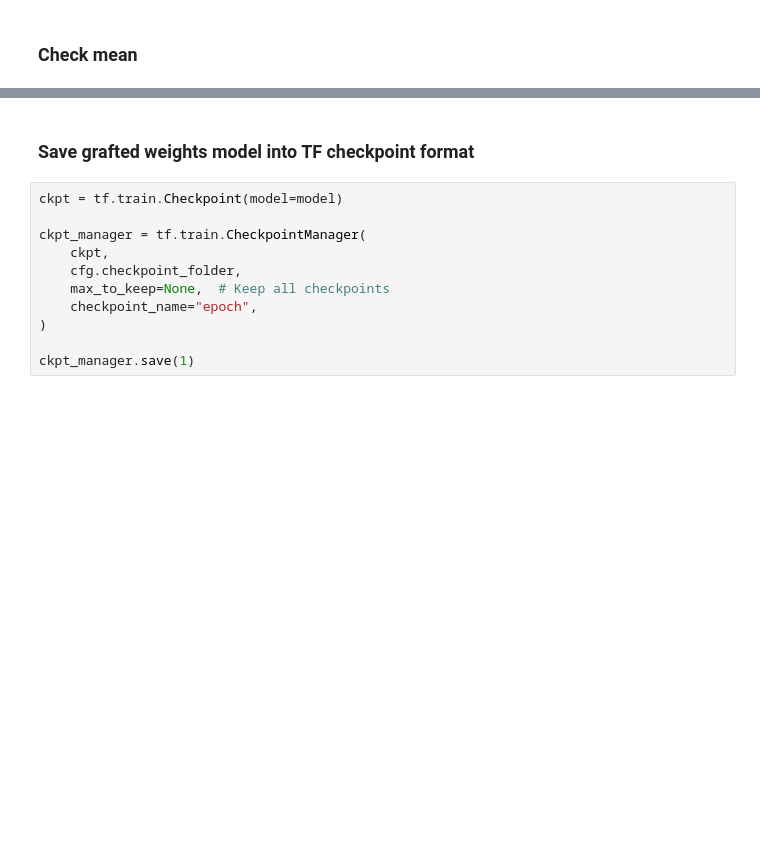
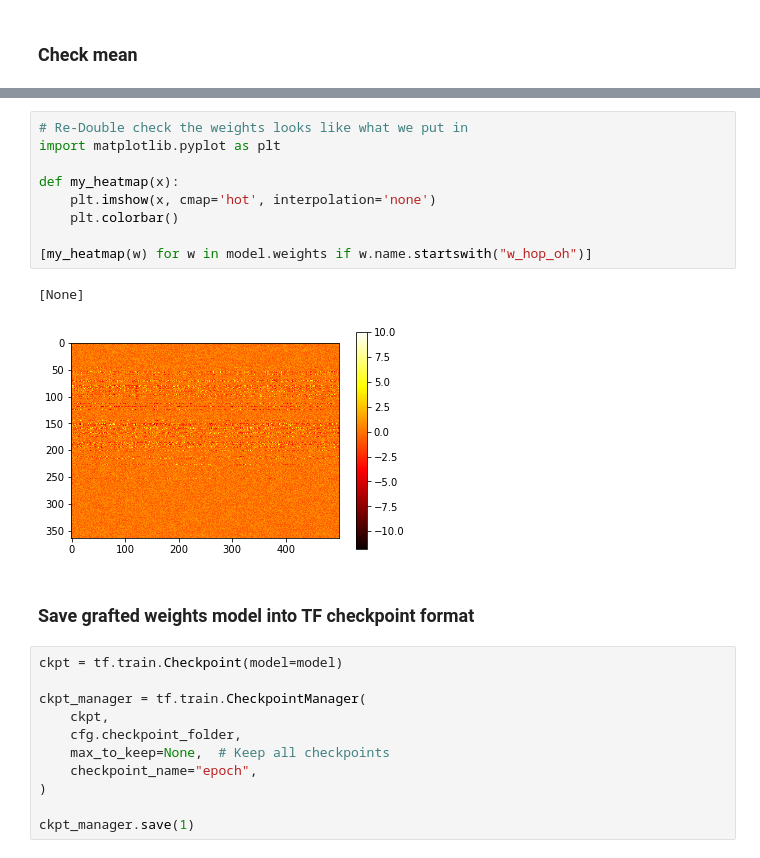
Before and after one commit to JasonLo/triangle_model, a Jupyter notebook: mikenet/surgery.ipynb, the cells around one changed output, grey strips where cells are left out. Saved outputs shown, nothing was run; the diff lists cells and outputs as text; blank space fills up the shorter version.

```diff
--- a/mikenet/surgery.ipynb
+++ b/mikenet/surgery.ipynb
@@ -85,3 +192,15 @@ for weight in model.weights:
+# %%
+# Re-Double check the weights looks like what we put in
+import matplotlib.pyplot as plt
+
+def my_heatmap(x):
+    plt.imshow(x, cmap='hot', interpolation='none')
+    plt.colorbar()
+
+[my_heatmap(w) for w in model.weights if w.name.startswith("w_hop_oh")]
+# %% [output]
+[None]
+[figure, added]
 # %% [markdown]
 ### Save grafted weights model into TF checkpoint format
 # %%
```
Also changed, not shown: parts of 5 cells of this notebook, 2 other files.
